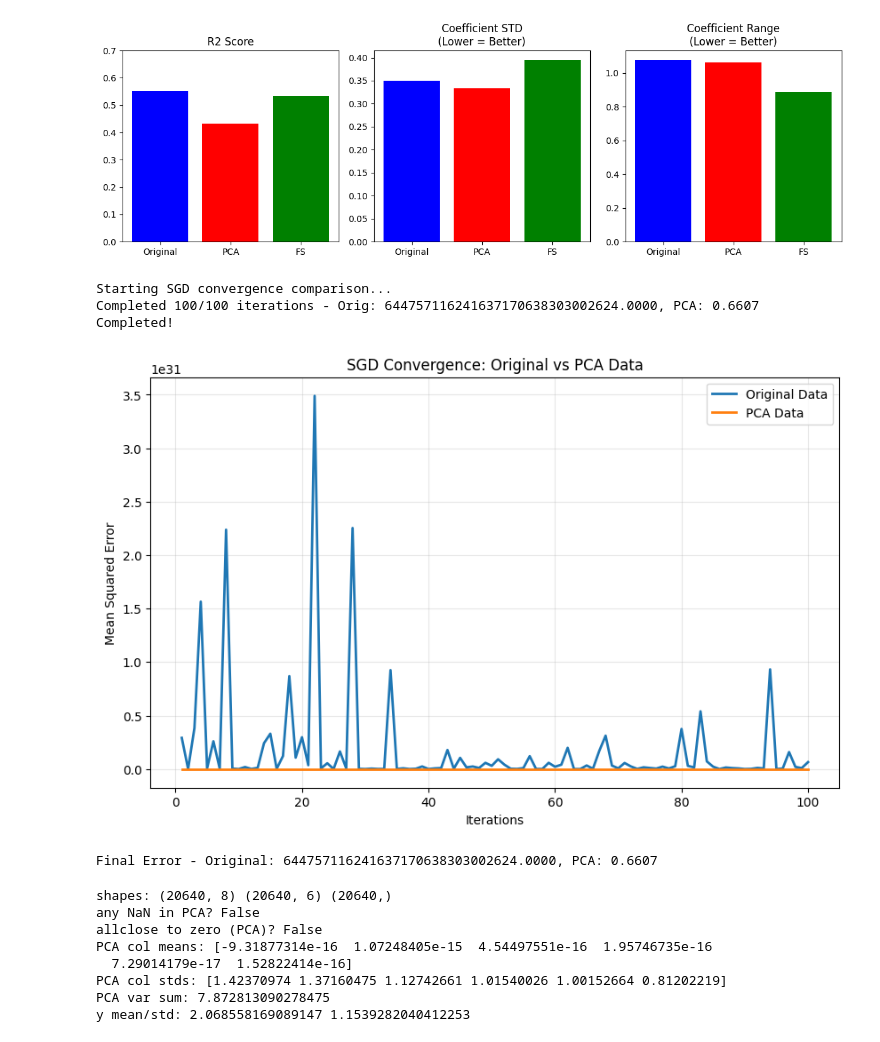
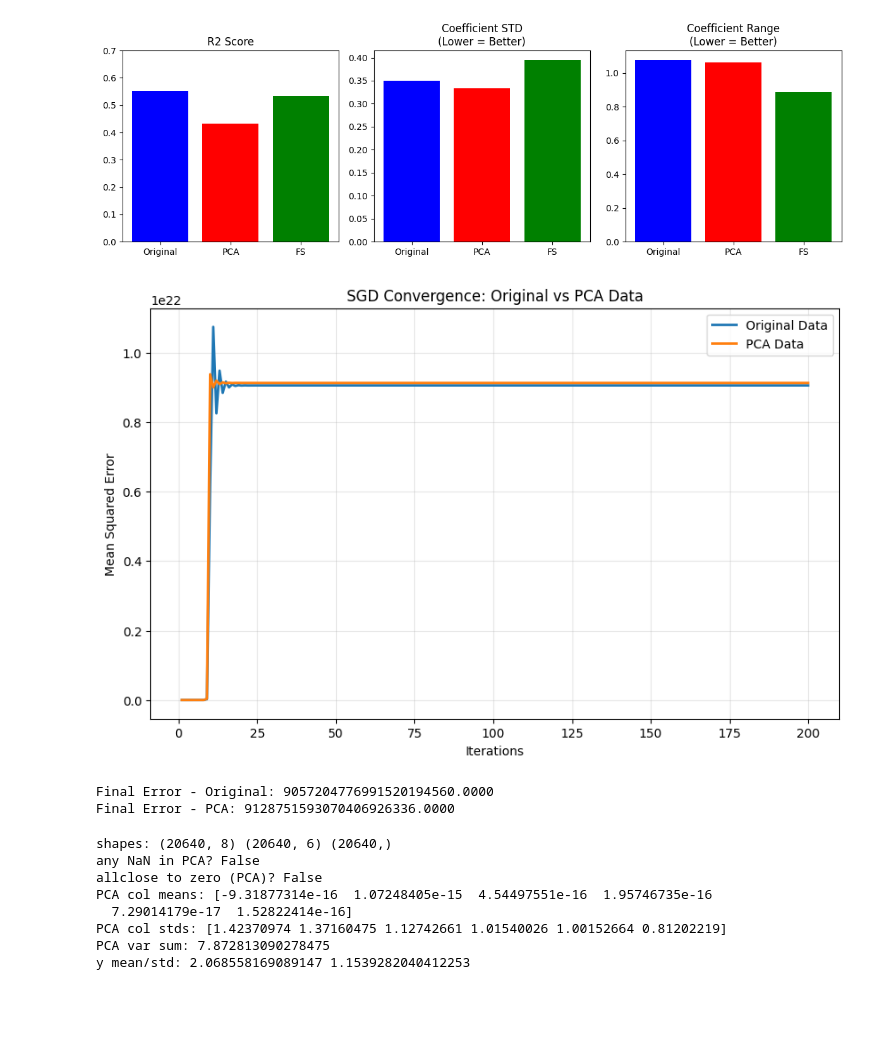
Before and after one commit to Rezarsa82/feature-optimization-impact, a Jupyter notebook: feature_optimization.ipynb, the cells around one changed output. Saved outputs shown, nothing was run; the diff lists cells and outputs as text; code cells hidden in the pictures; blank space fills up the shorter version.

```diff
--- a/feature_optimization.ipynb
+++ b/feature_optimization.ipynb
@@ -345,55 +345,54 @@ plt.show()
 # %%
 from sklearn.linear_model import SGDRegressor
 from sklearn.metrics import mean_squared_error
-import matplotlib.pyplot as plt
-import numpy as np
-
 from sklearn.preprocessing import StandardScaler
 
-def compare_sgd_convergence(X_original, X_pca, y, max_iter=100):
-    errors_original = []
+def compare_sgd_convergence(X_original, X_pca, y, max_iter=25, eta0=1e-3):
+    scaler_orig = StandardScaler()
+    scaler_pca = StandardScaler()
+
+    X_orig_scaled = scaler_orig.fit_transform(X_original)
+    X_pca_scaled = scaler_pca.fit_transform(X_pca)
+
+    sgd_orig = SGDRegressor(max_iter=1, tol=None, warm_start=True,
+                            learning_rate='constant', eta0=eta0, random_state=42)
+    sgd_pca = SGDRegressor(max_iter=1, tol=None, warm_start=True,
+                           learning_rate='constant', eta0=eta0, random_state=42)
+
+    errors_orig = []
     errors_pca = []
 
-    for i in range(1, max_iter + 1):
-        sgd_original = SGDRegressor(max_iter=i, random_state=42, tol=None)
-        sgd_pca = SGDRegressor(max_iter=i, random_state=42, tol=None)
+    for i in range(max_iter):
+        sgd_orig.fit(X_orig_scaled, y)
+        sgd_pca.fit(X_pca_scaled, y)
 
-        sgd_original.fit(X_original, y)
-        sgd_pca.fit(X_pca, y)
+        e_orig = mean_squared_error(y, sgd_orig.predict(X_orig_scaled))
+        e_pca = mean_squared_error(y, sgd_pca.predict(X_pca_scaled))
 
-        error_original = mean_squared_error(y, sgd_original.predict(X_original))
-        error_pca = mean_squared_error(y, sgd_pca.predict(X_pca))
+        errors_orig.append(e_orig)
+        errors_pca.append(e_pca)
 
-        errors_original.append(error_original)
-        errors_pca.append(error_pca)
+    return errors_orig, errors_pca
 
-        if i % 100 == 0:
-            print(f"Completed {i}/{max_iter} iterations - Orig: {error_original:.4f}, PCA: {error_pca:.4f}")
+errors_orig, errors_pca = compare_sgd_convergence(housing_df_drop_tar, housing_df__pca, housing_df['target'],
+                                                  max_iter=200, eta0=1e-3)
 
-    return errors_original, errors_pca
-
-print("Starting SGD convergence comparison...")
-errors_orig, errors_pca = compare_sgd_convergence(housing_df_drop_tar, housing_df__pca, housing_df['target'])
-print("Completed!")
-
-plt.figure(figsize=(10, 6))
-plt.plot(range(1, 101), errors_orig, label='Original Data', linewidth=2)
-plt.plot(range(1, 101), errors_pca, label='PCA Data', linewidth=2)
+plt.figure(figsize=(10,6))
+plt.plot(range(1, len(errors_orig)+1), errors_orig, label='Original Data', linewidth=2)
+plt.plot(range(1, len(errors_pca)+1), errors_pca, label='PCA Data', linewidth=2)
 plt.xlabel('Iterations')
 plt.ylabel('Mean Squared Error')
 plt.title('SGD Convergence: Original vs PCA Data')
 plt.legend()
-plt.grid(True, alpha=0.3)
-plt.savefig('sgd_convergence.png', dpi=300, bbox_inches='tight')
+plt.grid(alpha=0.3)
 plt.show()
 
-print(f"Final Error - Original: {errors_orig[-1]:.4f}, PCA: {errors_pca[-1]:.4f}")
+print(f"Final Error - Original: {errors_orig[-1]:.4f}")
+print(f"Final Error - PCA: {errors_pca[-1]:.4f}")
 # %% [output]
+[figure, new version]
-Starting SGD convergence comparison...
-Completed 100/100 iterations - Orig: 644757116241637170638303002624.0000, PCA: 0.6607
-Completed!
+Final Error - Original: 9057204776991520194560.0000
+Final Error - PCA: 9128751593070406926336.0000
-[figure, old version]
-Final Error - Original: 644757116241637170638303002624.0000, PCA: 0.6607
 # %%
 X_pca = housing_df__pca
 X_orig = housing_df_drop_tar
```
